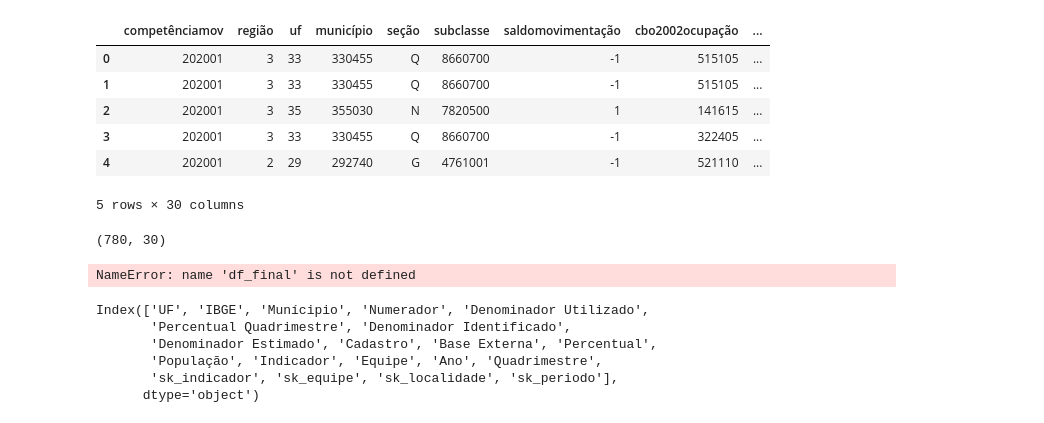
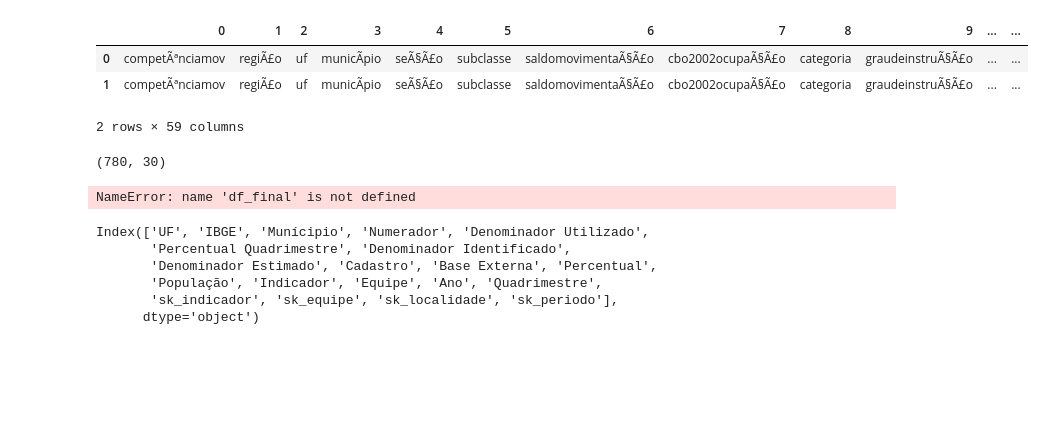
Before and after one commit to marcocesardasilva/data_pipeline_dw_caged, a Jupyter notebook: back_room/python/nb_etl.ipynb, the cells around one changed output. Cells and saved outputs as stored; diff of their text form; code cells hidden in the pictures; blank space fills up the shorter version.

```diff
--- a/back_room/python/nb_etl.ipynb
+++ b/back_room/python/nb_etl.ipynb
@@ -70,15 +70,12 @@ print(consolidated_dataset)
 df_final = pd.concat(dfs, ignore_index=True)
 # %%
 # exibe o dataframe final
-df.head()
+consolidated_dataset.head()
 # %% [output]
-|  | competênciamov | região | uf | município | seção | subclasse | saldomovimentação | cbo2002ocupação | ... |
-| 0 | 202001 | 3 | 33 | 330455 | Q | 8660700 | -1 | 515105 | ... |
-| 1 | 202001 | 3 | 33 | 330455 | Q | 8660700 | -1 | 515105 | ... |
-| 2 | 202001 | 3 | 35 | 355030 | N | 7820500 | 1 | 141615 | ... |
-| 3 | 202001 | 3 | 33 | 330455 | Q | 8660700 | -1 | 322405 | ... |
-| 4 | 202001 | 2 | 29 | 292740 | G | 4761001 | -1 | 521110 | ... |
+|  | 0 | 1 | 2 | 3 | 4 | 5 | 6 | 7 | 8 | 9 | ... | ... |
+| 0 | competÃªnciamov | regiÃ£o | uf | municÃ­pio | seÃ§Ã£o | subclasse | saldomovimentaÃ§Ã£o | cbo2002ocupaÃ§Ã£o | categoria | graudeinstruÃ§Ã£o | ... | ... |
+| 1 | competÃªnciamov | regiÃ£o | uf | municÃ­pio | seÃ§Ã£o | subclasse | saldomovimentaÃ§Ã£o | cbo2002ocupaÃ§Ã£o | categoria | graudeinstruÃ§Ã£o | ... | ... |
-5 rows × 30 columns
+2 rows × 59 columns
 # %%
 df.shape
 # %% [output]
```
Also changed, not shown: parts of 1 cell of this notebook, 1 other file.
